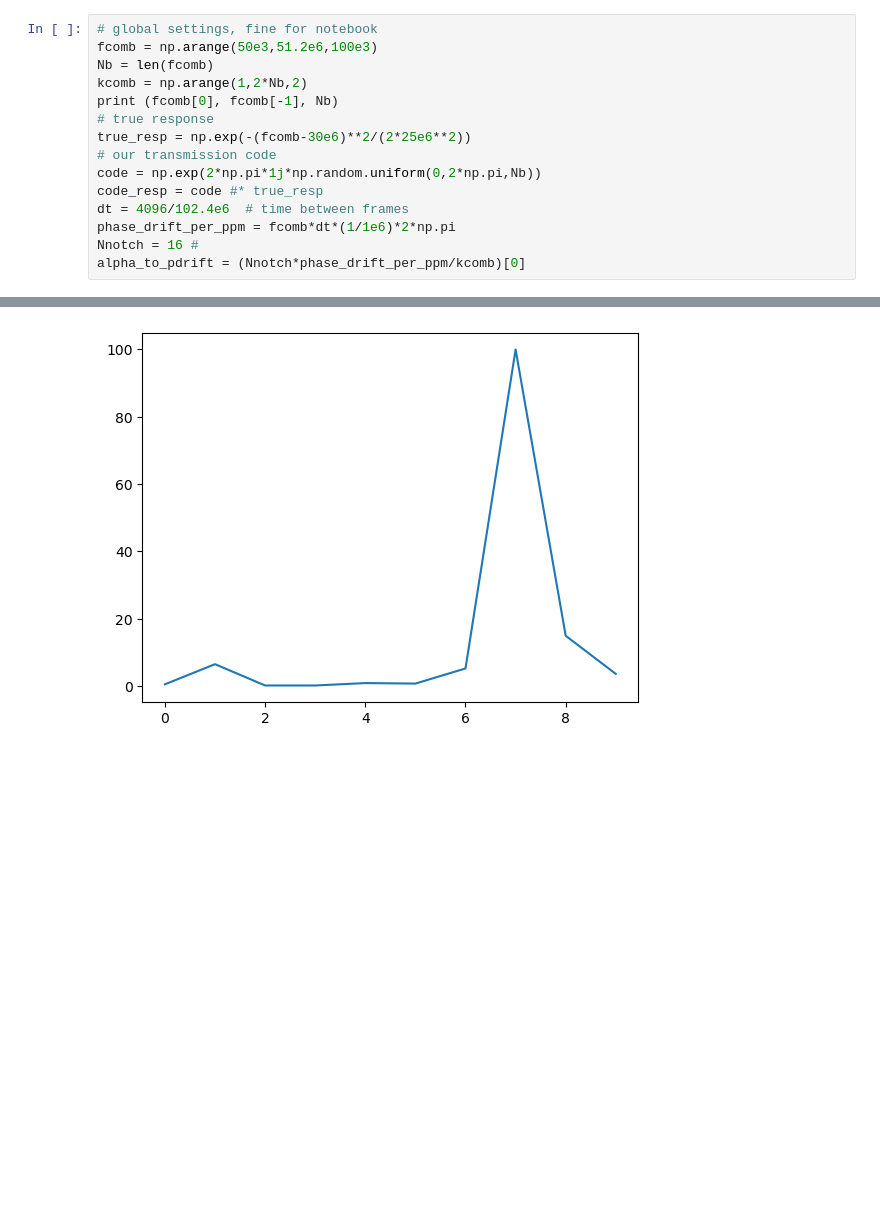
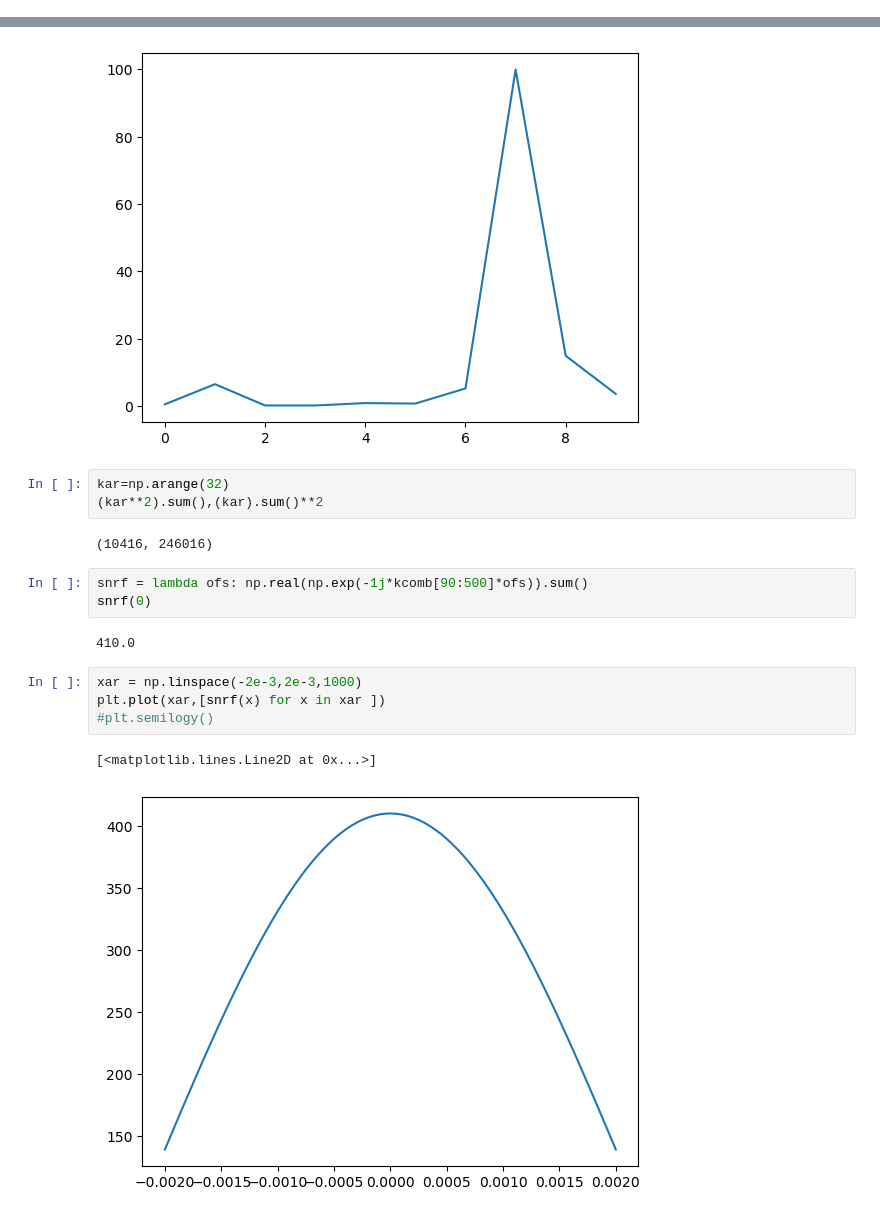
Before and after one commit to lusee-night/notebooks, a Jupyter notebook: calibrator/pfb_detect.ipynb, the cells around one changed output, grey strips where cells are left out. Cells and saved outputs as stored; diff of their text form; blank space fills up the shorter version.

```diff
--- a/calibrator/pfb_detect.ipynb
+++ b/calibrator/pfb_detect.ipynb
@@ -8,15 +12,0 @@ import matplotlib.pyplot as plt
-# %%
-# global settings, fine for notebook
-fcomb = np.arange(50e3,51.2e6,100e3)
-Nb = len(fcomb)
-kcomb = np.arange(1,2*Nb,2)
-print (fcomb[0], fcomb[-1], Nb)
-# true response
-true_resp = np.exp(-(fcomb-30e6)**2/(2*25e6**2))
-# our transmission code
-code = np.exp(2*np.pi*1j*np.random.uniform(0,2*np.pi,Nb))
-code_resp = code #* true_resp
-dt = 4096/102.4e6  # time between frames
-phase_drift_per_ppm = fcomb*dt*(1/1e6)*2*np.pi
-Nnotch = 16 #
-alpha_to_pdrift = (Nnotch*phase_drift_per_ppm/kcomb)[0]
@@ -489,3 +368,20 @@ plt.plot(alpha_rms)
 # %% [output]
 [<matplotlib.lines.Line2D at 0x...>]
 [figure]
+# %%
+kar=np.arange(32)
+(kar**2).sum(),(kar).sum()**2
+# %% [output]
+(10416, 246016)
+# %%
+snrf = lambda ofs: np.real(np.exp(-1j*kcomb[90:500]*ofs)).sum()
+snrf(0)
+# %% [output]
+410.0
+# %%
+xar = np.linspace(-2e-3,2e-3,1000)
+plt.plot(xar,[snrf(x) for x in xar ])
+#plt.semilogy()
+# %% [output]
+[<matplotlib.lines.Line2D at 0x...>]
+[figure, added]
```
Also changed, not shown: parts of 20 cells of this notebook, 1 other file.
